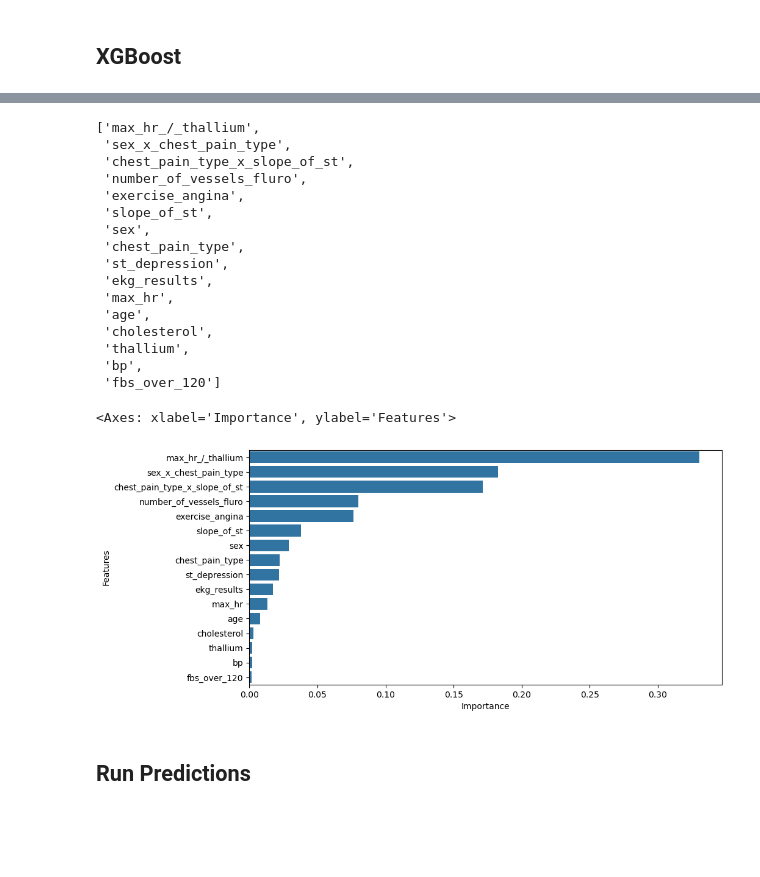
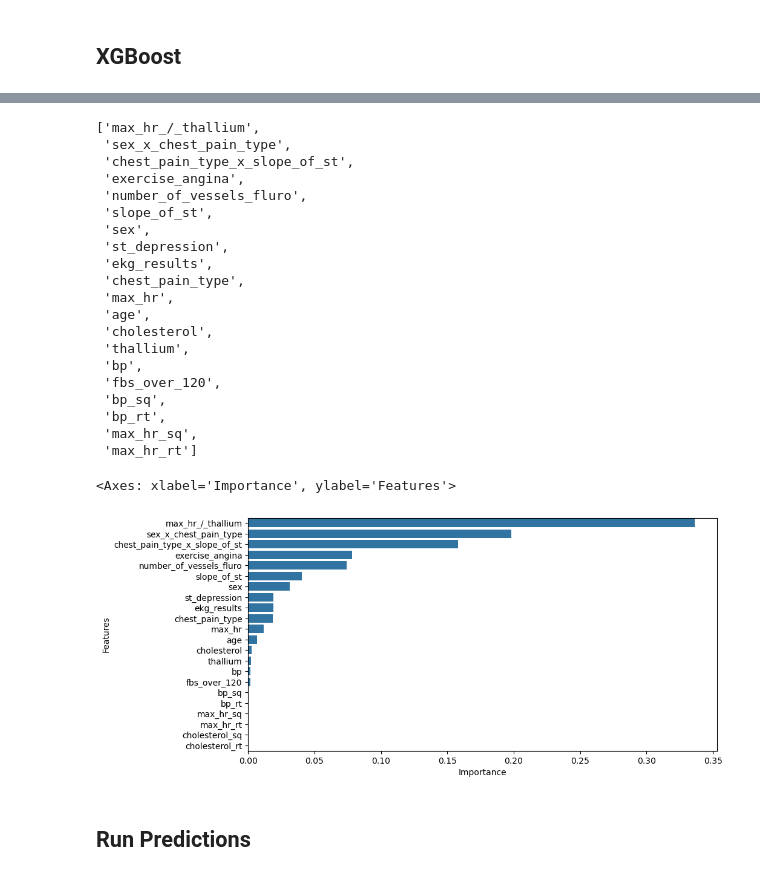
Before and after one commit to mcotton/playground-series-s6e02, a Jupyter notebook: xgboost.ipynb, the cells around one changed output, grey strips where cells are left out. Cells and saved outputs as stored; diff of their text form; code cells hidden in the pictures; blank space fills up the shorter version.

```diff
--- a/xgboost.ipynb
+++ b/xgboost.ipynb
@@ -142,13 +142,15 @@ def create_some_new_features(passed_df):
     tmp_df['max_hr_/_thallium'] = tmp_df['max_hr'] / tmp_df['thallium'] + 0.0001
     tmp_df['chest_pain_type_x_slope_of_st'] = tmp_df['chest_pain_type'] * tmp_df['slope_of_st']
     tmp_df['sex_x_chest_pain_type'] = tmp_df['sex'] * tmp_df['chest_pain_type']
-    # tmp_df['chest_pain_type_x_thallium'] = tmp_df['chest_pain_type'] * tmp_df['thallium']
 
-    # if 'fbs_over_120' in tmp_df.columns:
-    #     tmp_df.drop('fbs_over_120', axis=1, inplace=True)
+    tmp_df['bp_sq'] = tmp_df['bp'] ** 2
+    tmp_df['bp_rt'] = np.sqrt(tmp_df['bp'])
 
-    # if 'thallium' in tmp_df.columns:
-    #     tmp_df.drop('thallium', axis=1, inplace=True)
+    tmp_df['max_hr_sq'] = tmp_df['max_hr'] ** 2
+    tmp_df['max_hr_rt'] = np.sqrt(tmp_df['max_hr'])
+
+    tmp_df['cholesterol_sq'] = tmp_df['cholesterol'] ** 2
+    tmp_df['cholesterol_rt'] = np.sqrt(tmp_df['cholesterol'])
 
     return tmp_df
 # %%
@@ -254,24 +257,28 @@ importance_df.sort_values(by='Importance', ascending=False)[:20]['Features'].tol
 ['max_hr_/_thallium',
  'sex_x_chest_pain_type',
  'chest_pain_type_x_slope_of_st',
+ 'exercise_angina',
  'number_of_vessels_fluro',
- 'exercise_angina',
  'slope_of_st',
  'sex',
- 'chest_pain_type',
  'st_depression',
  'ekg_results',
+ 'chest_pain_type',
  'max_hr',
  'age',
  'cholesterol',
  'thallium',
  'bp',
- 'fbs_over_120']
+ 'fbs_over_120',
+ 'bp_sq',
+ 'bp_rt',
+ 'max_hr_sq',
+ 'max_hr_rt']
 # %%
-sns.barplot(data=importance_df.sort_values(by='Importance', ascending=False)[:20], y='Features', x='Importance')
+sns.barplot(data=importance_df.sort_values(by='Importance', ascending=False)[:25], y='Features', x='Importance')
 # %% [output]
 <Axes: xlabel='Importance', ylabel='Features'>
-[figure, old version]
+[figure, new version]
 # %% [markdown]
 ## Run Predictions
 # %%
```
Also changed, not shown: parts of 6 cells of this notebook, 4 other files.
